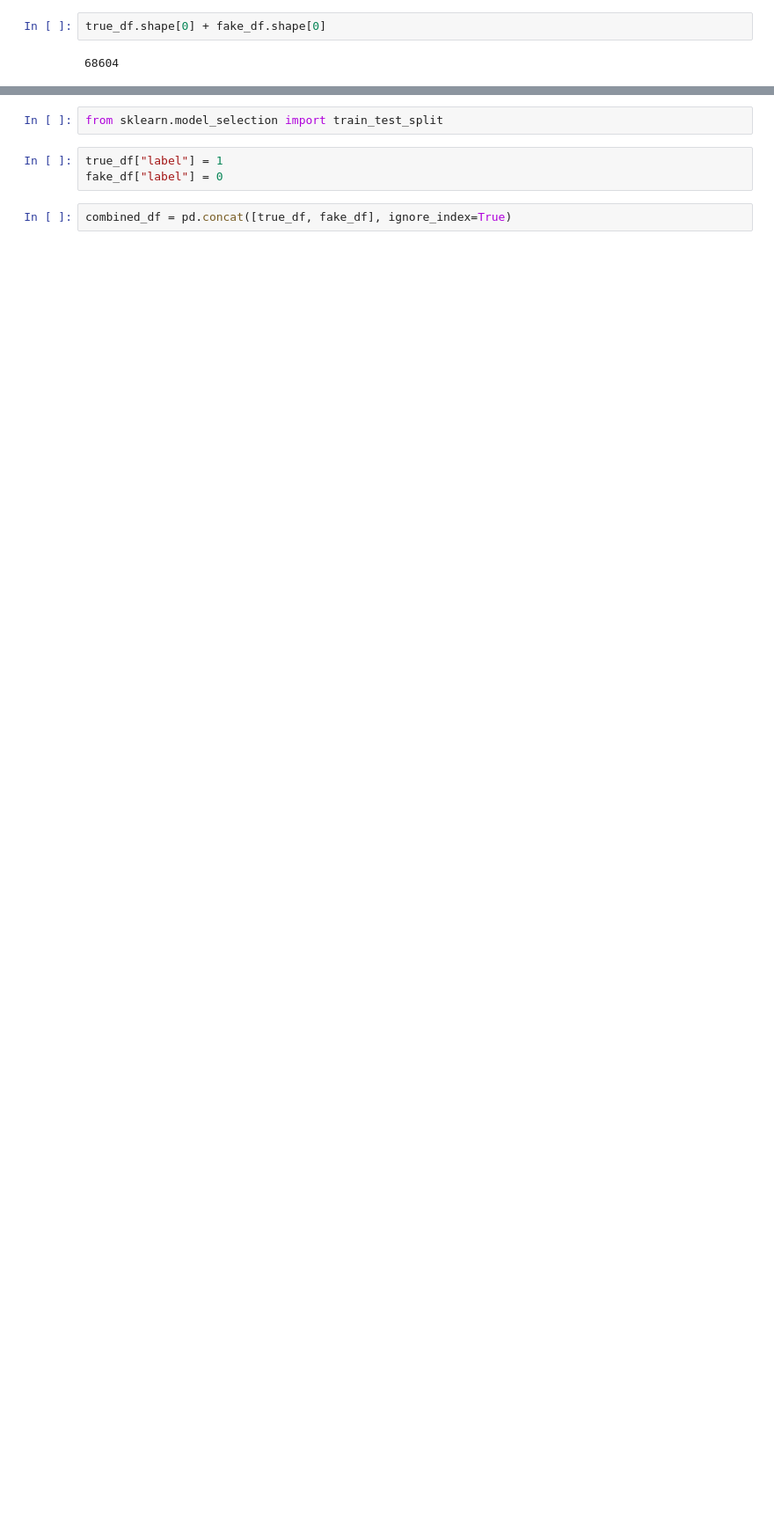
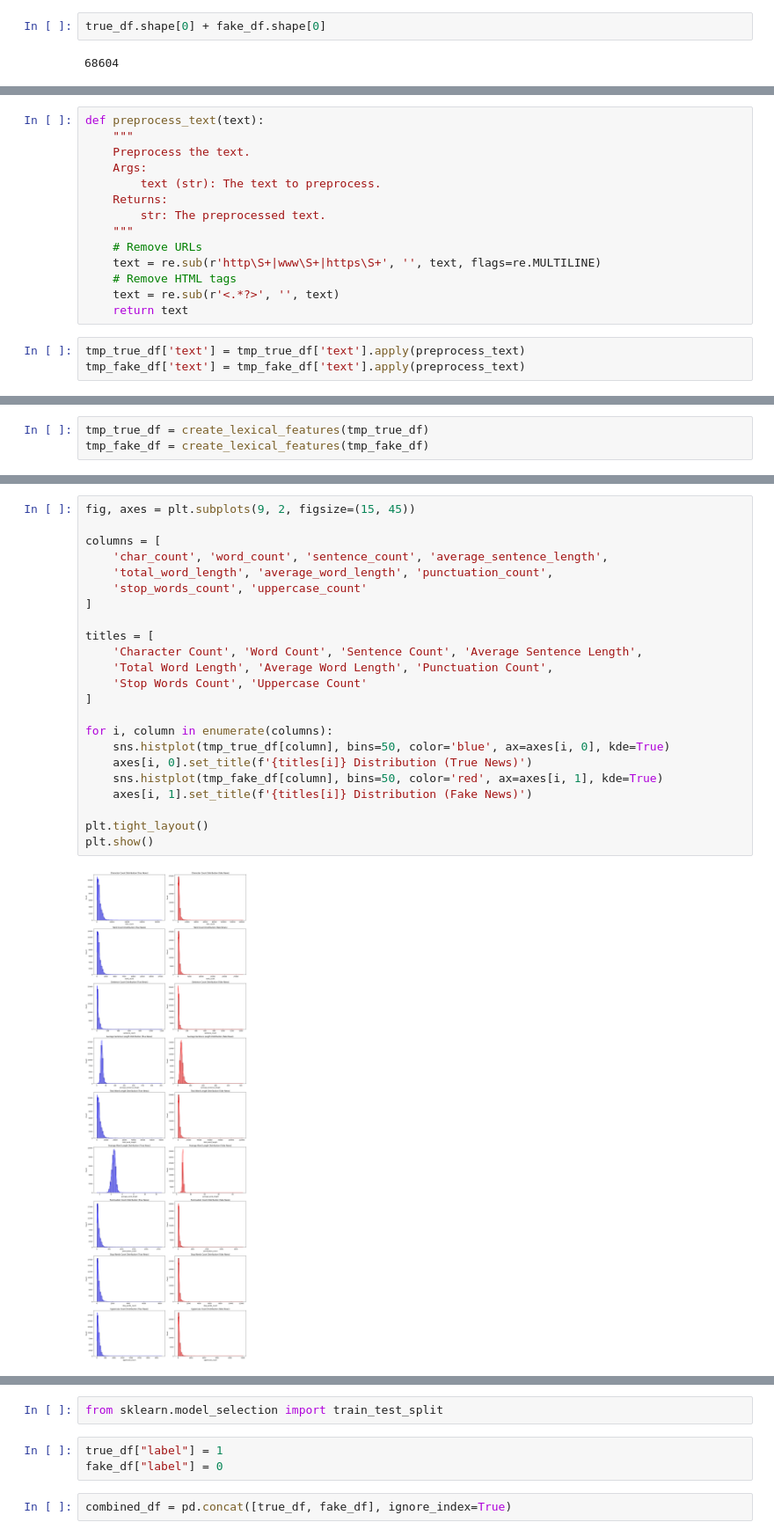
Before and after one commit to tandao0909/nlp-project, a Jupyter notebook: eda.ipynb, the cells around one changed output, grey strips where cells are left out. Shown at 88% size. Cells and saved outputs as stored; diff of their text form; blank space fills up the shorter version.

```diff
--- a/eda.ipynb
+++ b/eda.ipynb
@@ -65,0 +86,17 @@ true_df.shape[0] + fake_df.shape[0]
+# %%
+def preprocess_text(text):
+    """
+    Preprocess the text.
+    Args:
+        text (str): The text to preprocess.
+    Returns:
+        str: The preprocessed text.
+    """
+    # Remove URLs
+    text = re.sub(r'http\S+|www\S+|https\S+', '', text, flags=re.MULTILINE)
+    # Remove HTML tags
+    text = re.sub(r'<.*?>', '', text)
+    return text
+# %%
+tmp_true_df['text'] = tmp_true_df['text'].apply(preprocess_text)
+tmp_fake_df['text'] = tmp_fake_df['text'].apply(preprocess_text)
@@ -65,0 +179,3 @@ true_df.shape[0] + fake_df.shape[0]
+# %%
+tmp_true_df = create_lexical_features(tmp_true_df)
+tmp_fake_df = create_lexical_features(tmp_fake_df)
@@ -65,0 +238,25 @@ true_df.shape[0] + fake_df.shape[0]
+# %%
+fig, axes = plt.subplots(9, 2, figsize=(15, 45))
+
+columns = [
+    'char_count', 'word_count', 'sentence_count', 'average_sentence_length',
+    'total_word_length', 'average_word_length', 'punctuation_count',
+    'stop_words_count', 'uppercase_count'
+]
+
+titles = [
+    'Character Count', 'Word Count', 'Sentence Count', 'Average Sentence Length',
+    'Total Word Length', 'Average Word Length', 'Punctuation Count',
+    'Stop Words Count', 'Uppercase Count'
+]
+
+for i, column in enumerate(columns):
+    sns.histplot(tmp_true_df[column], bins=50, color='blue', ax=axes[i, 0], kde=True)
+    axes[i, 0].set_title(f'{titles[i]} Distribution (True News)')
+    sns.histplot(tmp_fake_df[column], bins=50, color='red', ax=axes[i, 1], kde=True)
+    axes[i, 1].set_title(f'{titles[i]} Distribution (Fake News)')
+
+plt.tight_layout()
+plt.show()
+# %% [output]
+[figure, added]
```
Also changed, not shown: parts of 73 cells of this notebook.
